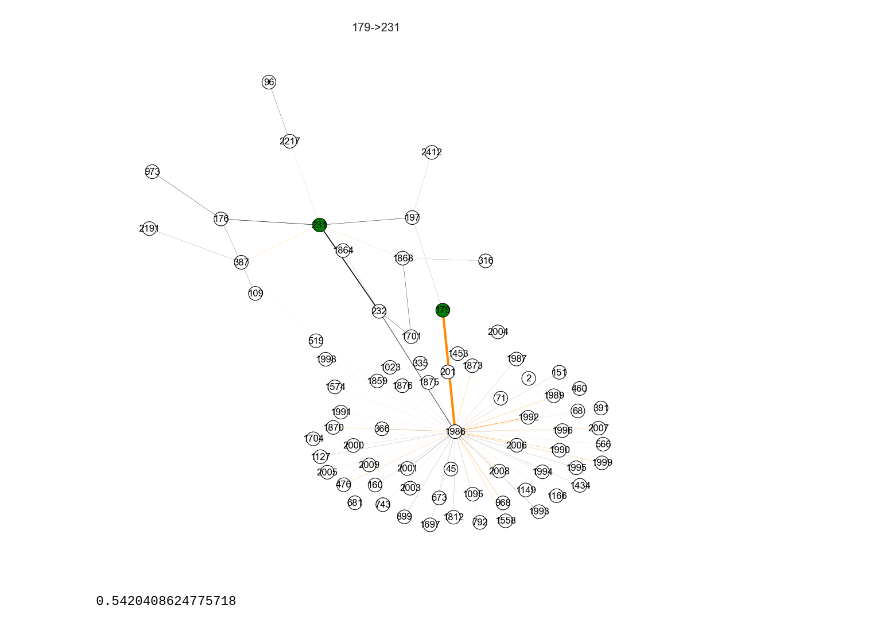
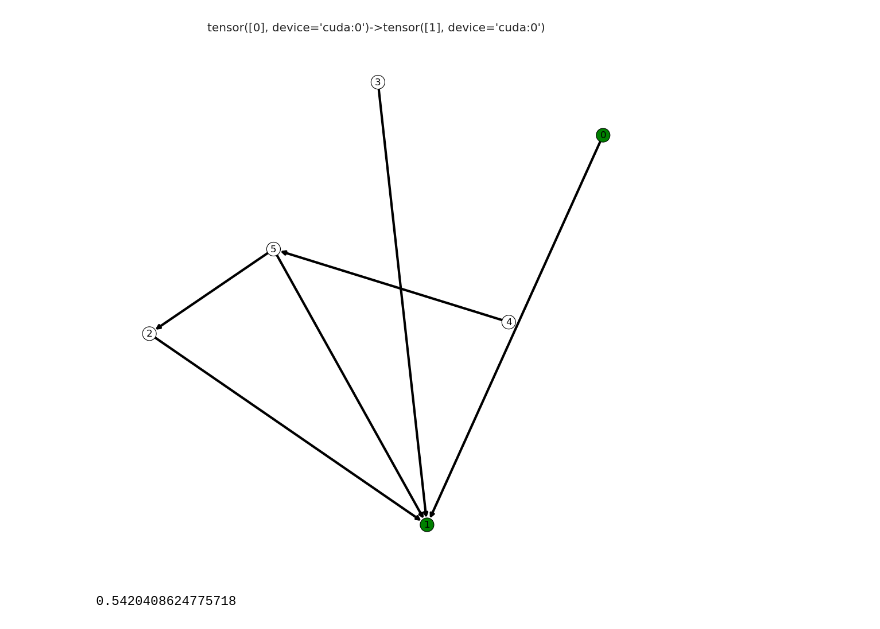
Before and after one commit to younggun339/PGELink, a Jupyter notebook: page-link-path-based-gnn-explanation/test_explanations-no_ground_truth.ipynb, the cells around one changed output. Drawn from its saved outputs; the diff is of its cells as text; code cells hidden in the pictures.

```diff
--- a/page-link-path-based-gnn-explanation/test_explanations-no_ground_truth.ipynb
+++ b/page-link-path-based-gnn-explanation/test_explanations-no_ground_truth.ipynb
@@ -107,19 +134,12 @@ with torch.no_grad():
-# %%
-i = 1
-edge_label_index = val_data.edge_label_index[:, [i]]
-source_node, target_node = edge_label_index.numpy()[:, 0]
-
-target = val_data.edge_label[i].item()
-if sigmoid:
-        pred = model(train_data.x, train_data.edge_index, edge_label_index).sigmoid().item()
-else:
-    pred = model(train_data.x, train_data.edge_index, edge_label_index).item()
-
-if target==1 and int(pred>0.5)==target:
-    source_node, target_node, pred, target
-
-    explanation, edge_mask, node_mask = get_explanation(
-        explainer, model, train_data, edge_label_index, return_type=return_type
-    )
-
-    computation_graph = get_computation_graph_as_nx(source_node, target_node, train_data)
+# %%
+saved_model_name = "basic_data_Ecoli1_InSilicoSize100_model"
+eval_explainer_names = ['pagelink']
+saved_explanation_dir = "saved_explanations"
+
+explainer = eval_explainer_names[0]
+saved_explanation_mask = f'{explainer}_{saved_model_name}_pred_edge_to_comp_g_edge_mask'
+saved_file = Path.cwd().joinpath(saved_explanation_dir, saved_explanation_mask)
+with open(saved_file, "rb") as f:
+    explanation_mask = pickle.load(f)
+
+print(explanation_mask)
@@ -125,0 +295,5 @@ if target==1 and int(pred>0.5)==target:
+# %%
+from torch_geometric.utils import to_networkx
+
+comp_g = comp_g.cpu()
+nx_comp_g = dgl.to_networkx(comp_g)
@@ -126,9 +304,9 @@ if target==1 and int(pred>0.5)==target:
 # %%
-fig = visualize_explanation(computation_graph, train_data.edge_index, edge_mask, source_node, target_node)
+fig = visualize_explanation_grn(nx_comp_g, edge_index, exp_g, exp_g_src_nid, exp_g_tgt_nid)
 plt.tight_layout()
-plt.savefig(f"../paper/figs/{graph_model}_{model_name}_{explainer}_{decoder}_explanation_example.png")
+plt.savefig(f"./paper/figs/{graph_model}_{model_name}_{explainer}_{decoder}_explanation_example.png")
 # %% [output]
-[figure, old version]
+[figure, new version]
 # %%
 subset, sub_edge_index, sub_mapping, sub_edge_mask = k_hop_subgraph(
         [source_node, target_node],
```
Also changed, not shown: parts of 9 cells of this notebook, 5 other files.
